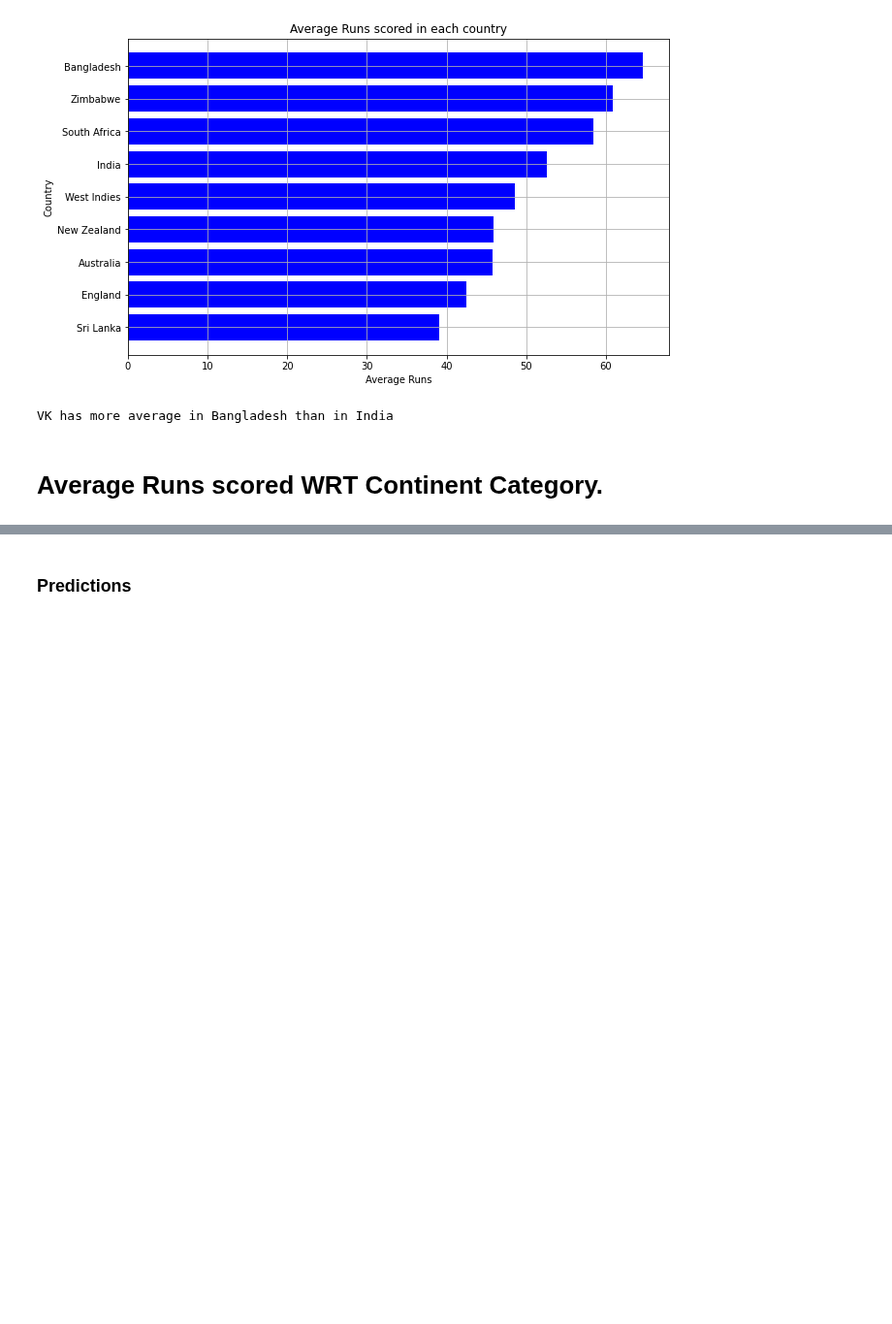
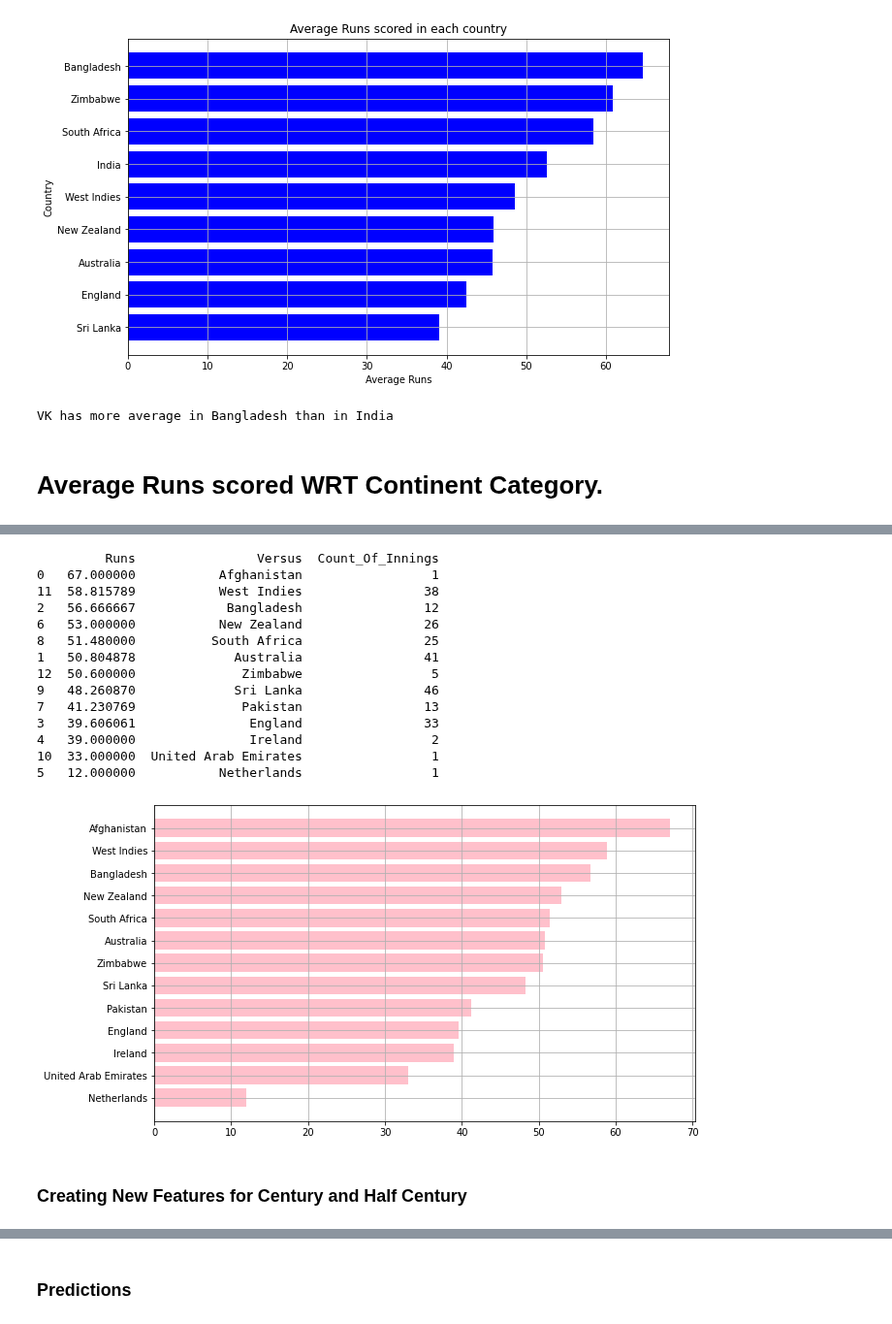
Before and after one commit to SharanDHONI/Virat-Kohli-ODI-Analysis, a Jupyter notebook: ODI Anlaysis.ipynb, the cells around one changed output, grey strips where cells are left out. Shown at 97% size. Drawn from its saved outputs; the diff is of its cells as text; code cells hidden in the pictures; blank space fills up the shorter version.

```diff
--- a/ODI Anlaysis.ipynb
+++ b/ODI Anlaysis.ipynb
@@ -388,0 +442,5 @@ plt.show()
+# %%
+runs_wrt_versus = pd.DataFrame(df1.Runs.groupby(df1.Versus).mean())
+runs_wrt_versus['Versus'] = runs_wrt_versus.index
+runs_wrt_versus.index = np.arange(0,len(runs_wrt_versus))
+# runs_wrt_versus
@@ -388,0 +449,6 @@ plt.show()
+# %%
+coi_runs = pd.DataFrame(df1.Runs.groupby(df1.Versus).count())
+coi_runs['Versus'] = coi_runs.index
+coi_runs.index = np.arange(0,len(coi_runs))
+coi_runs.rename(columns={'Runs':'Count_Of_Innings'},inplace=True)
+# coi_runs
@@ -388,0 +457,27 @@ plt.show()
+# %%
+runs_versus_coi = pd.merge(runs_wrt_versus,coi_runs,on='Versus')
+runs_versus_coi = runs_versus_coi.sort_values(by='Runs')
+# %%
+plt.figure(figsize=(10,6))
+plt.barh(runs_versus_coi.Versus,runs_versus_coi.Runs,color='pink')
+plt.grid()
+print(runs_versus_coi.sort_values('Runs',ascending=False))
+plt.show()
+# %% [output]
+         Runs                Versus  Count_Of_Innings
+0   67.000000           Afghanistan                 1
+11  58.815789           West Indies                38
+2   56.666667            Bangladesh                12
+6   53.000000           New Zealand                26
+8   51.480000          South Africa                25
+1   50.804878             Australia                41
+12  50.600000              Zimbabwe                 5
+9   48.260870             Sri Lanka                46
+7   41.230769              Pakistan                13
+3   39.606061               England                33
+4   39.000000               Ireland                 2
+10  33.000000  United Arab Emirates                 1
+5   12.000000           Netherlands                 1
+[figure, added]
+# %% [markdown]
+### Creating New Features for Century and Half Century
```
Also changed, not shown: parts of 21 cells of this notebook.
